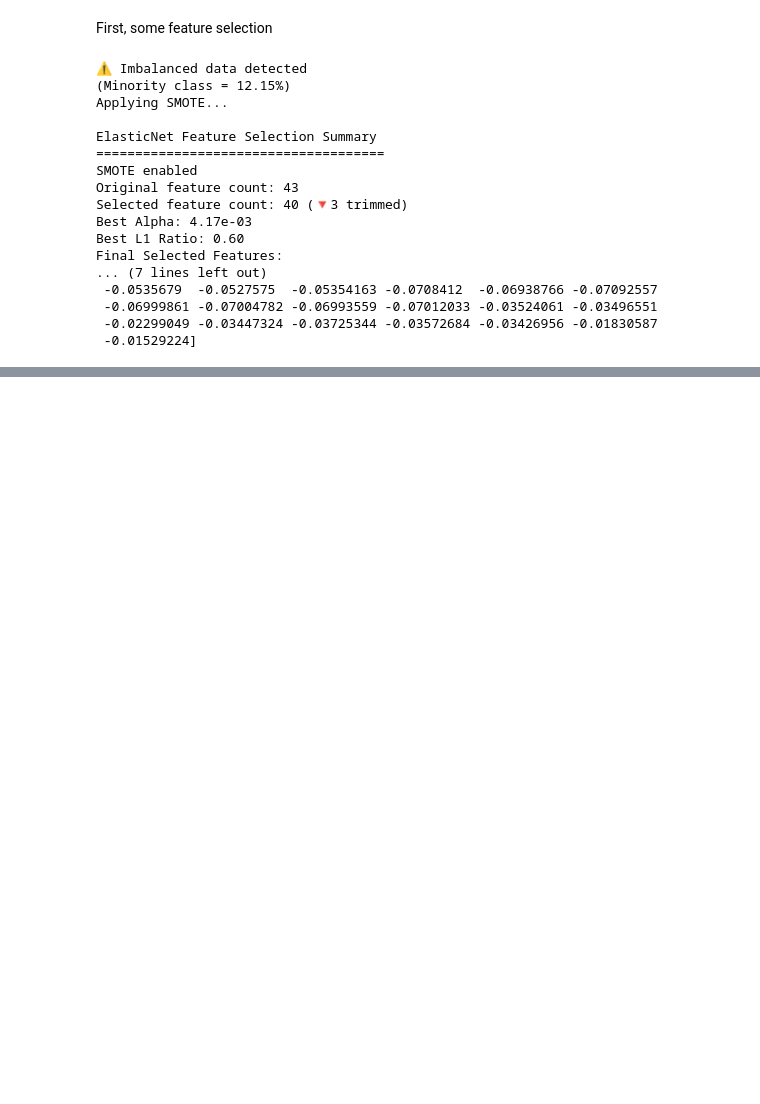
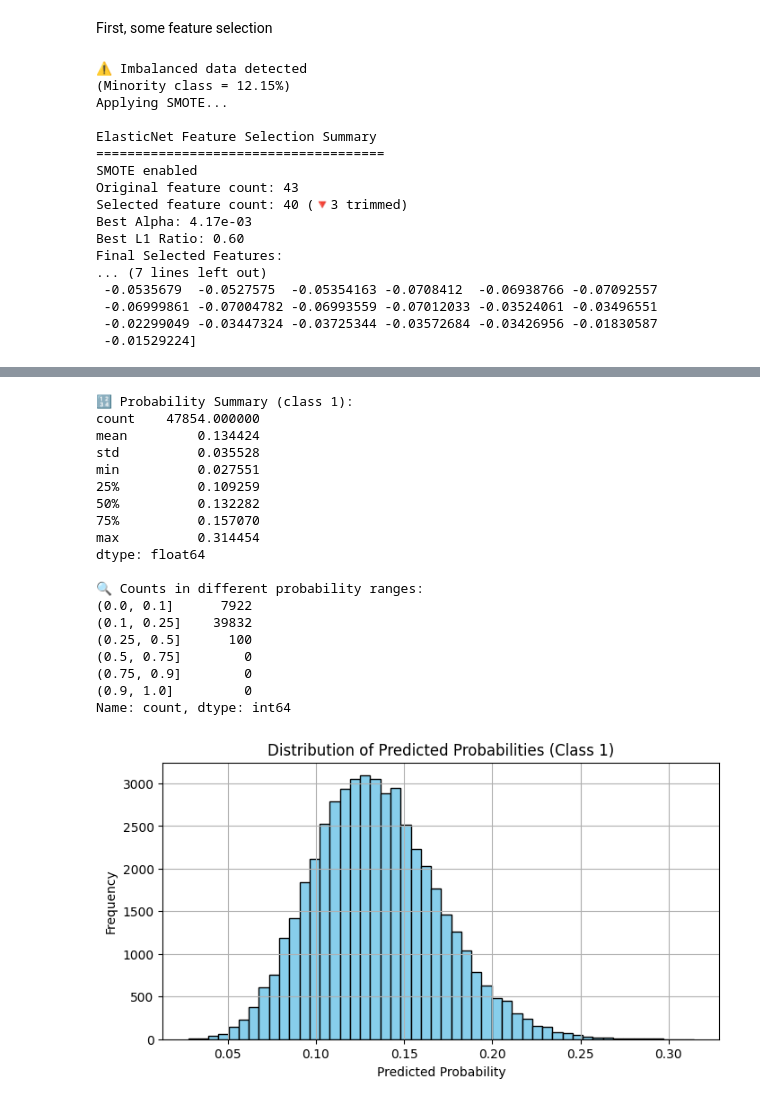
Before and after one commit to andrewsarracini/DS_Tutorials, a Jupyter notebook: Tutorials/synthetic_gen2.0.ipynb, the cells around one changed output, grey strips where cells are left out. Saved outputs shown, nothing was run; the diff lists cells and outputs as text; code cells hidden in the pictures; blank space fills up the shorter version.

```diff
--- a/Tutorials/synthetic_gen2.0.ipynb
+++ b/Tutorials/synthetic_gen2.0.ipynb
@@ -533,0 +615,42 @@ Confusion Matrix:
+# %%
+y_probs = rf_model.predict_proba(X_test)[:, 1]
+
+# Quick stats
+print("🔢 Probability Summary (class 1):")
+print(pd.Series(y_probs).describe())
+
+# Check for signs of poor calibration or extreme class bias
+print("\n🔍 Counts in different probability ranges:")
+bins = pd.cut(y_probs, bins=[0, 0.1, 0.25, 0.5, 0.75, 0.9, 1.0])
+print(bins.value_counts().sort_index())
+
+# Optional: histogram plot
+import matplotlib.pyplot as plt
+plt.figure(figsize=(8, 4))
+plt.hist(y_probs, bins=50, color='skyblue', edgecolor='black')
+plt.title("Distribution of Predicted Probabilities (Class 1)")
+plt.xlabel("Predicted Probability")
+plt.ylabel("Frequency")
+plt.grid(True)
+plt.show()
+# %% [output]
+🔢 Probability Summary (class 1):
+count    47854.000000
+mean         0.134424
+std          0.035528
+min          0.027551
+25%          0.109259
+50%          0.132282
+75%          0.157070
+max          0.314454
+dtype: float64
+
+🔍 Counts in different probability ranges:
+(0.0, 0.1]      7922
+(0.1, 0.25]    39832
+(0.25, 0.5]      100
+(0.5, 0.75]        0
+(0.75, 0.9]        0
+(0.9, 1.0]         0
+Name: count, dtype: int64
+[figure, added]
```
Also changed, not shown: parts of 5 cells of this notebook, 2 other files.
